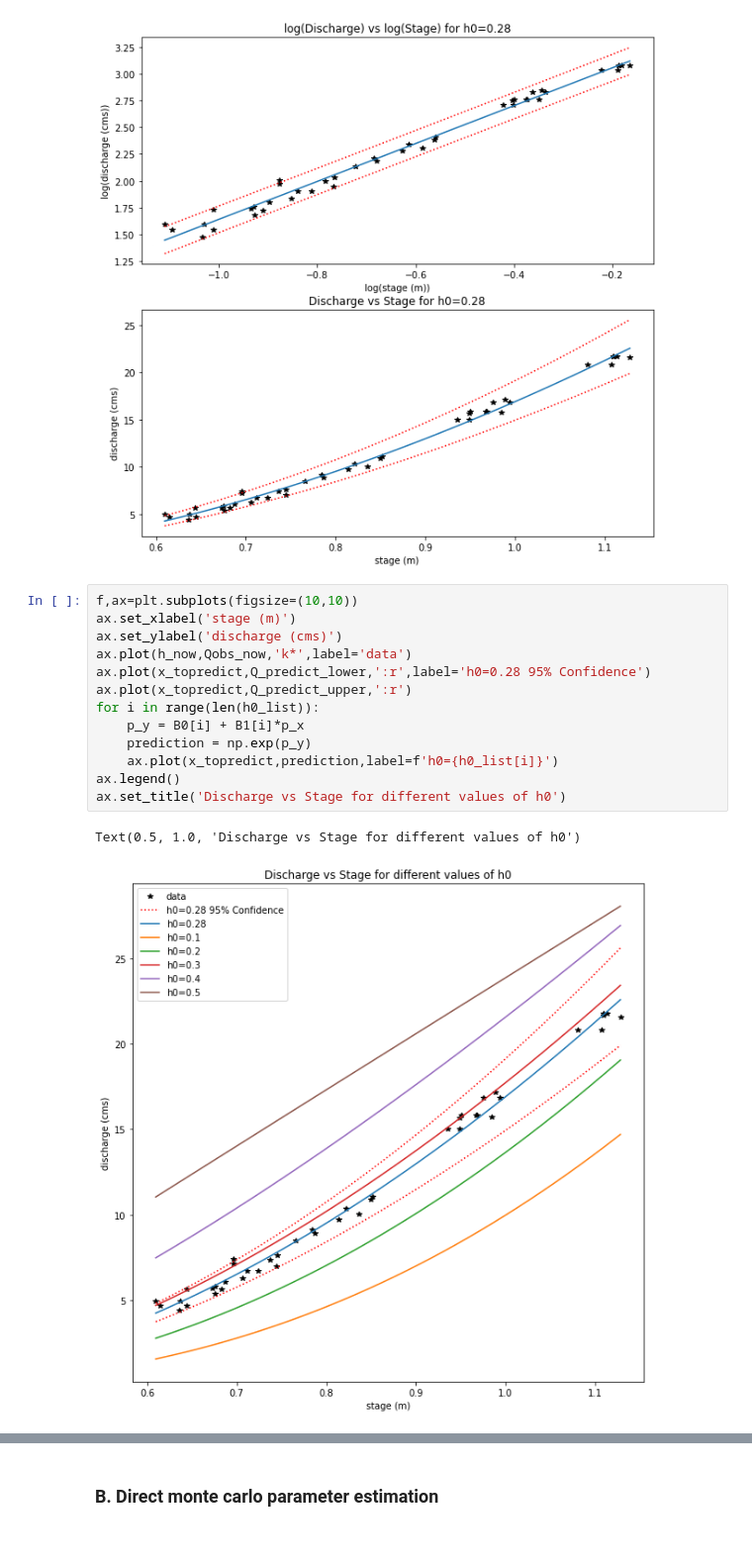
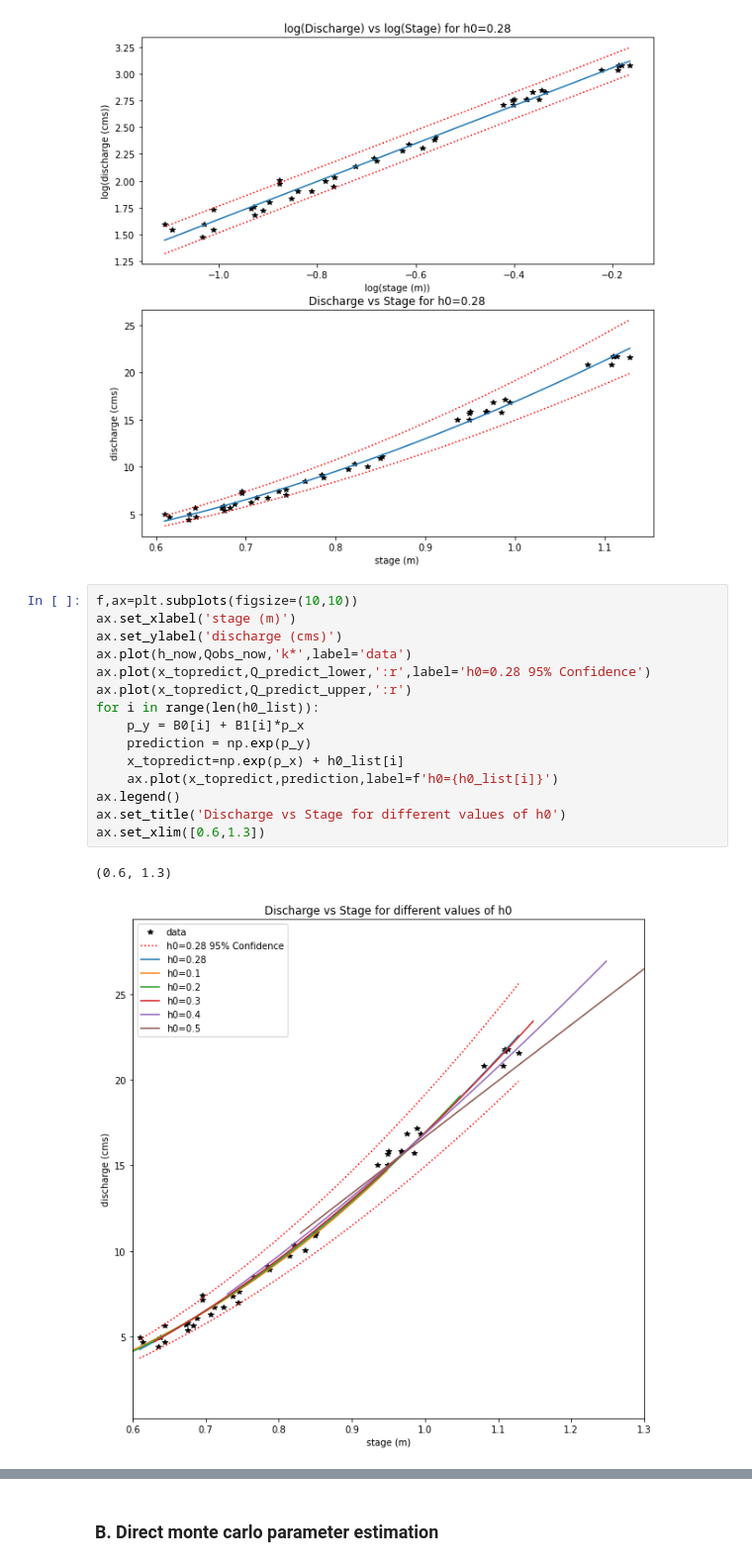
Before and after one commit to egagli/cewa565, a Jupyter notebook: homework/7/hw7.ipynb, the cells around one changed output, grey strips where cells are left out. Shown at 99% size. Cells and saved outputs as stored; diff of their text form.

Commit message:
fix rating curve issue in hw

```diff
--- a/homework/7/hw7.ipynb
+++ b/homework/7/hw7.ipynb
@@ -250,16 +250,18 @@ Text(0.5, 1.0, 'Discharge vs Stage for h0=0.28')
 # %%
 f,ax=plt.subplots(figsize=(10,10))
 ax.set_xlabel('stage (m)')
 ax.set_ylabel('discharge (cms)')
 ax.plot(h_now,Qobs_now,'k*',label='data')
 ax.plot(x_topredict,Q_predict_lower,':r',label='h0=0.28 95% Confidence')
 ax.plot(x_topredict,Q_predict_upper,':r')
 for i in range(len(h0_list)):
     p_y = B0[i] + B1[i]*p_x
     prediction = np.exp(p_y)
+    x_topredict=np.exp(p_x) + h0_list[i]
     ax.plot(x_topredict,prediction,label=f'h0={h0_list[i]}')
 ax.legend()
 ax.set_title('Discharge vs Stage for different values of h0')
+ax.set_xlim([0.6,1.3])
 # %% [output]
-Text(0.5, 1.0, 'Discharge vs Stage for different values of h0')
+(0.6, 1.3)
-[figure, old version]
+[figure, new version]
```
Also changed, not shown: parts of 8 cells of this notebook.
